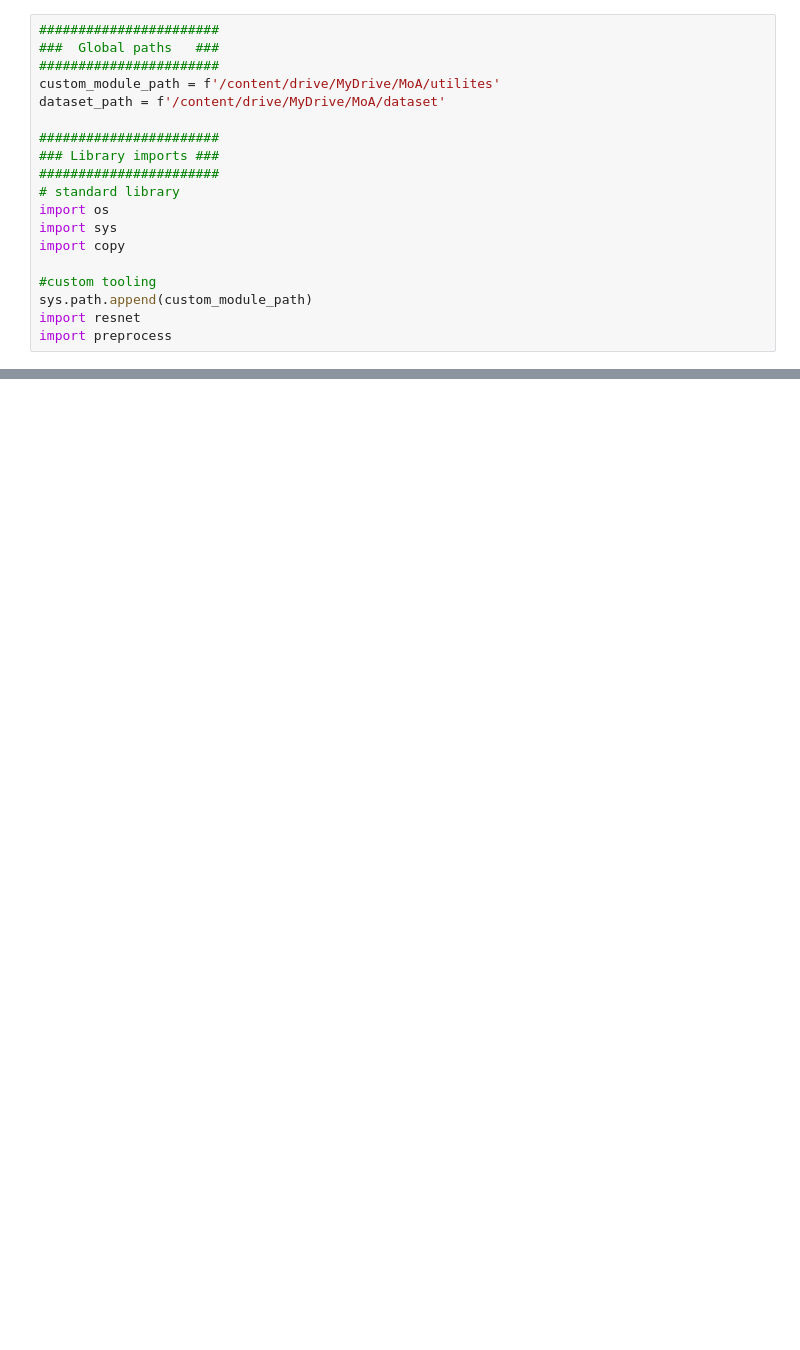
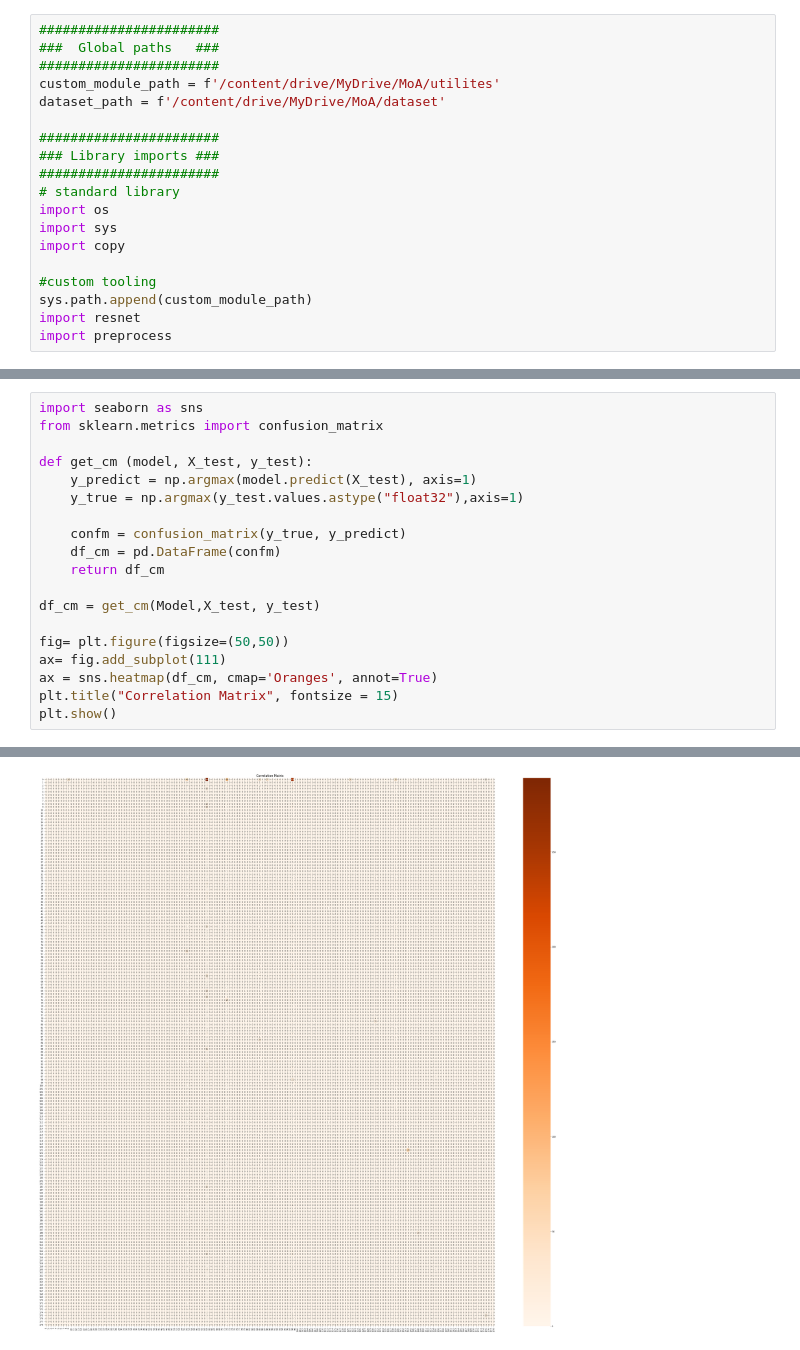
Before and after one commit to yeriel/MoA, a Jupyter notebook: resnet.ipynb, the cells around one changed output, grey strips where cells are left out. Cells and saved outputs as stored; diff of their text form; blank space fills up the shorter version.

```diff
--- a/resnet.ipynb
+++ b/resnet.ipynb
@@ -125,0 +124,20 @@ plotErrors(history.history['loss'],history.history['val_loss'])
+# %%
+import seaborn as sns
+from sklearn.metrics import confusion_matrix
+
+def get_cm (model, X_test, y_test):
+    y_predict = np.argmax(model.predict(X_test), axis=1)
+    y_true = np.argmax(y_test.values.astype("float32"),axis=1)
+
+    confm = confusion_matrix(y_true, y_predict)
+    df_cm = pd.DataFrame(confm)
+    return df_cm
+
+df_cm = get_cm(Model,X_test, y_test)
+
+fig= plt.figure(figsize=(50,50))
+ax= fig.add_subplot(111)
+ax = sns.heatmap(df_cm, cmap='Oranges', annot=True)
+plt.title("Correlation Matrix", fontsize = 15)
+plt.show()
+# %% [output]
@@ -125,0 +145 @@ plotErrors(history.history['loss'],history.history['val_loss'])
+[figure, added]
```
Also changed, not shown: parts of 8 cells of this notebook, 1 other file.
